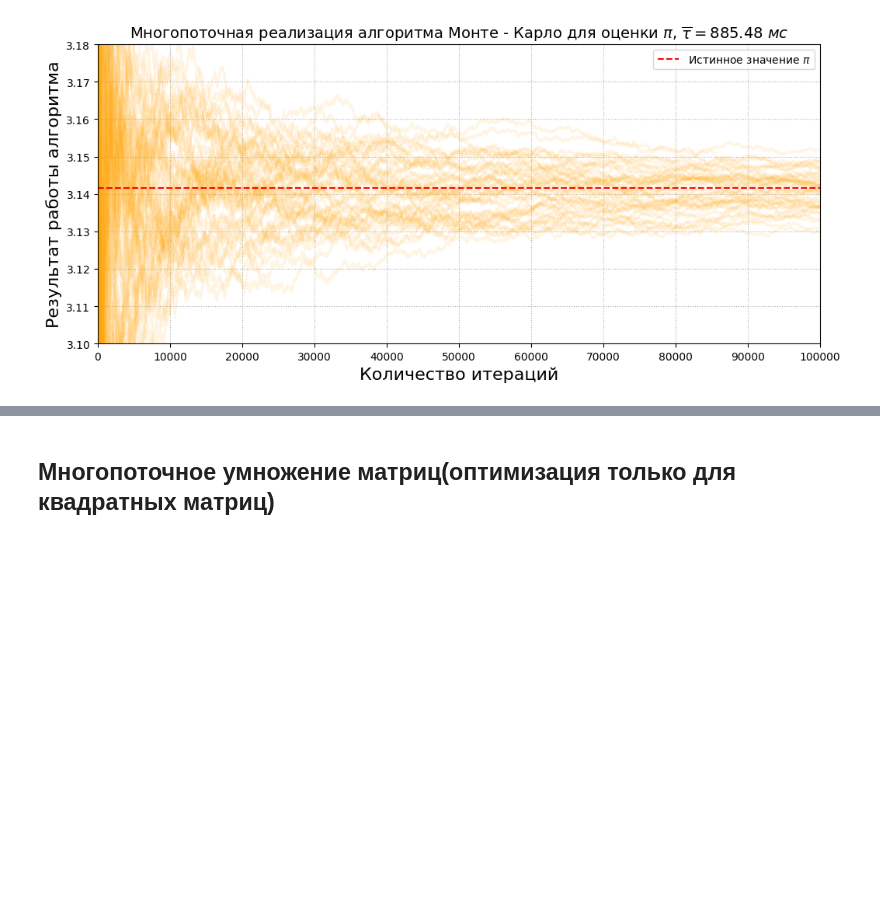
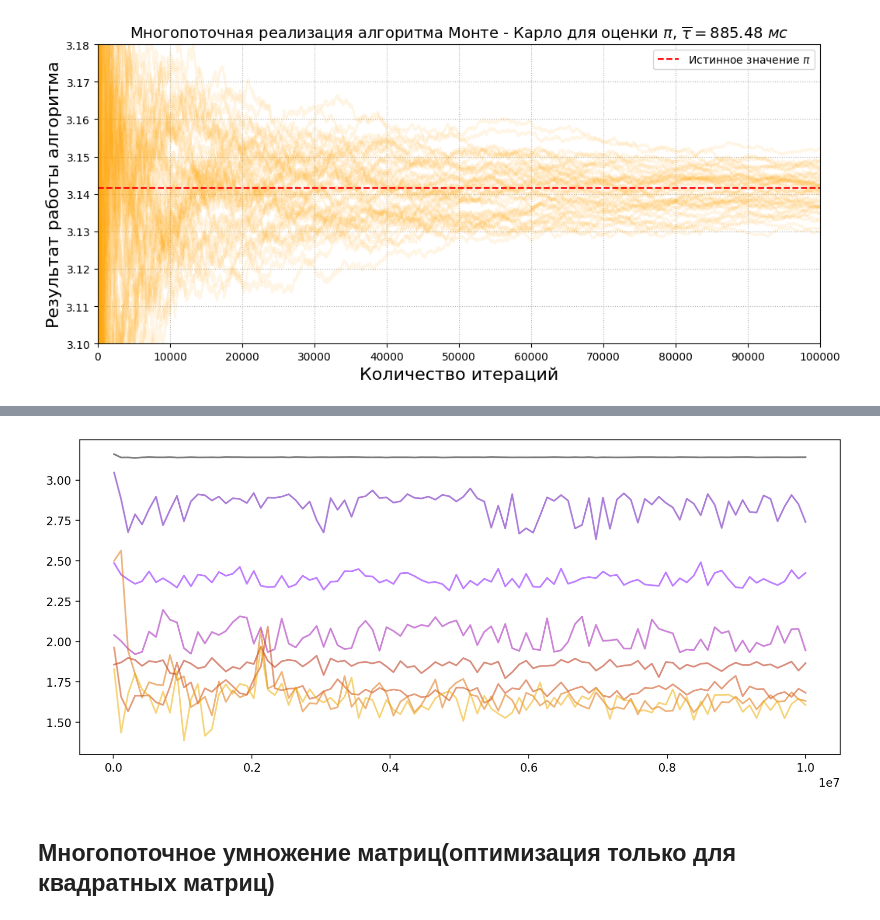
Before and after one commit to ShmakovVladimir/CplusplusHOMEWORK, a Jupyter notebook: lesson_2_7/main.ipynb, the cells around one changed output, grey strips where cells are left out. Saved outputs shown, nothing was run; the diff lists cells and outputs as text; code cells hidden in the pictures; blank space fills up the shorter version.

```diff
--- a/lesson_2_7/main.ipynb
+++ b/lesson_2_7/main.ipynb
@@ -82,3 +181,15 @@ plt.title(r"Многопоточная реализация алгоритма
+# %%
+plt.figure(figsize = (12, 5), dpi = 200)
+
+for ind, thread_count in enumerate(thread_count_values):
+    color = cm.gnuplot(ind / len(thread_count_values))
+    plt.plot(iteration_values,
+            pi_estimation_result[thread_count],
+            label = f'Количество потоков = {thread_count}',
+            color = color,
+            alpha = 0.5)
+# %% [output]
+[figure, added]
 # %% [markdown]
 ## Многопоточное умножение матриц(оптимизация только для квадратных матриц)
 # %% [markdown]
```
Also changed, not shown: parts of 11 cells of this notebook, 3 other files.
